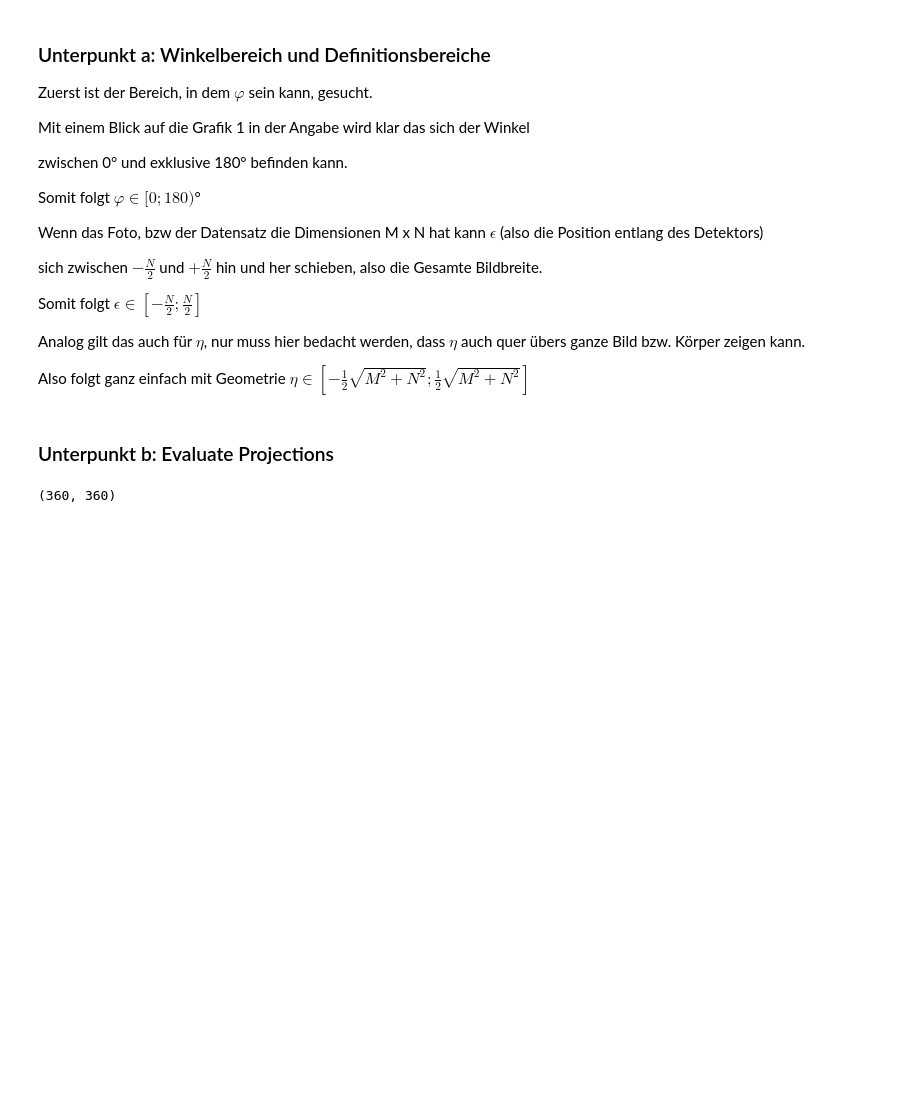
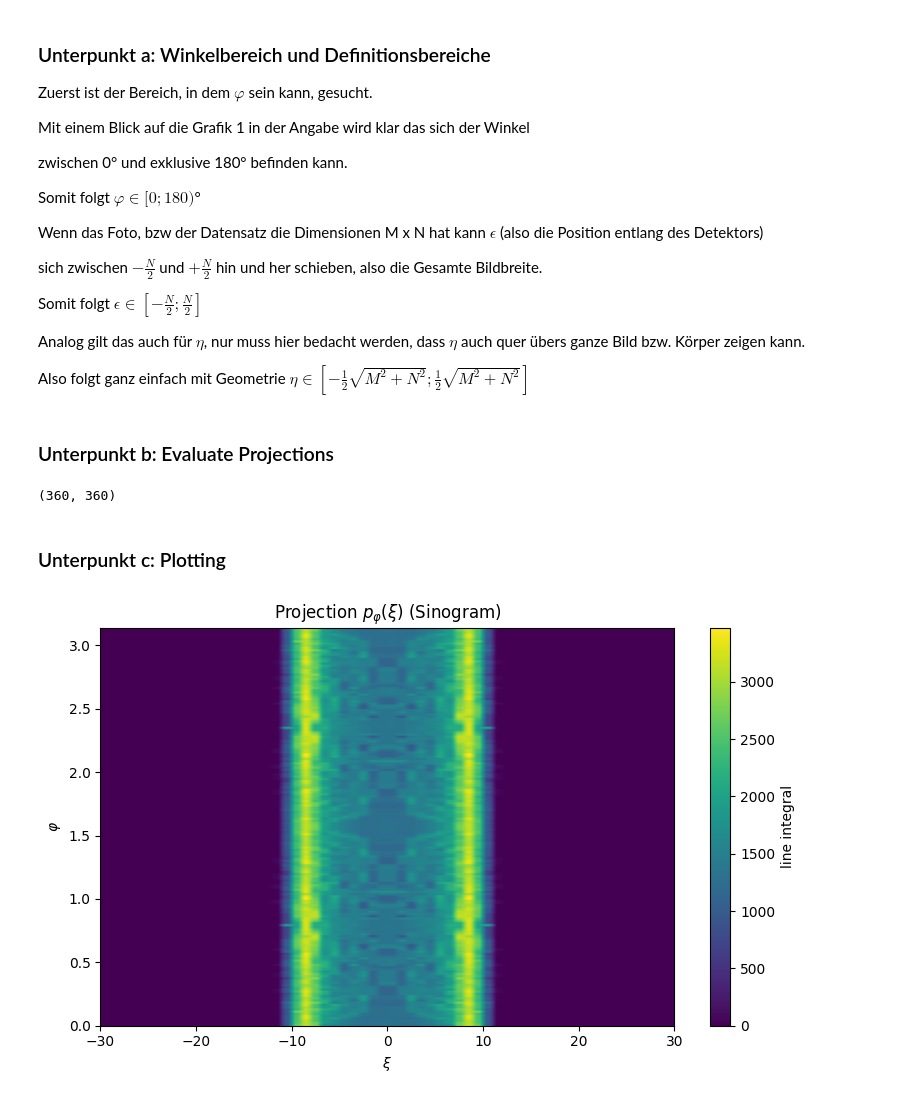
Before and after one commit to OverAmpJinx/CompPhyWS25, a Jupyter notebook: Assignment2/a21forwardtrafo.ipynb, the cells around one changed output. Saved outputs shown, nothing was run; the diff lists cells and outputs as text; code cells hidden in the pictures; blank space fills up the shorter version.

```diff
--- a/Assignment2/a21forwardtrafo.ipynb
+++ b/Assignment2/a21forwardtrafo.ipynb
@@ -33,10 +33,10 @@ M = data.shape[0]
 N= data.shape[1]
 
 ksi_interval = np.linspace(-N/2 ,N/2 ,N)
-eta_interval = np.linspace(-np.sqrt((M**2)+(N**2)), np.sqrt((M**2)+(N**2)) ,M)
+eta_interval = np.linspace(-np.sqrt((M**2)+(N**2))/2, np.sqrt((M**2)+(N**2))/2 ,M)
 phi_interval = np.linspace(0, 1*np.pi, 180)
 
-p_phi = np.zeros((M,N)) #p array erzeugen
+p_phi = np.zeros((len(phi_interval),len(ksi_interval))) #p array erzeugen
 delta_eta = eta_interval[1] - eta_interval[0]
 
 cx = (N-1) / 2.0 #center x
@@ -52,9 +52,32 @@ for p in range(len(phi_interval)):
             eta= eta_interval[j]
             x= ksi*np.cos(phi) - eta*np.sin(phi)
             y= ksi*np.sin(phi) + eta*np.cos(phi)
-            x_int = int(np.clip(np.round(x + cx),0,N-1)) #wenn ich den rand nicht wegclippe dann hittet er die edge > böse!
-            y_int = int(np.clip(np.round(y + cy),0,M-1))
-            sum= sum+data[y_int,x_int]
-        p_phi[i,p] = sum*delta_eta
+            x_int = int(np.round(x + cx))
+            y_int = int(np.round(y + cy))
+            if 0 <= x_int < N and 0 <= y_int < M:
+                sum= sum+data[y_int,x_int]
+
+        p_phi[p,i] = sum*delta_eta
 # %% [output]
 (360, 360)
+# %% [markdown]
+### Unterpunkt c: Plotting
+# %%
+plt.figure(figsize=(8,5))
+plt.imshow(
+    p_phi,
+    extent=[ksi_interval[0], ksi_interval[-1], phi_interval[0], phi_interval[-1]],
+    aspect='auto',
+    origin='lower',
+    cmap='viridis'
+)
+plt.xlabel(r'$\xi$')
+plt.xlim(-30,30) # ranzoomen
+plt.ylabel(r'$\varphi$')
+plt.title(r'Projection $p_{\varphi}(\xi)$ (Sinogram)')
+cbar = plt.colorbar()
+cbar.set_label('line integral')
+plt.tight_layout()
+plt.show()
+# %% [output]
+[figure, added]
```
Also changed, not shown: 1 other file.
